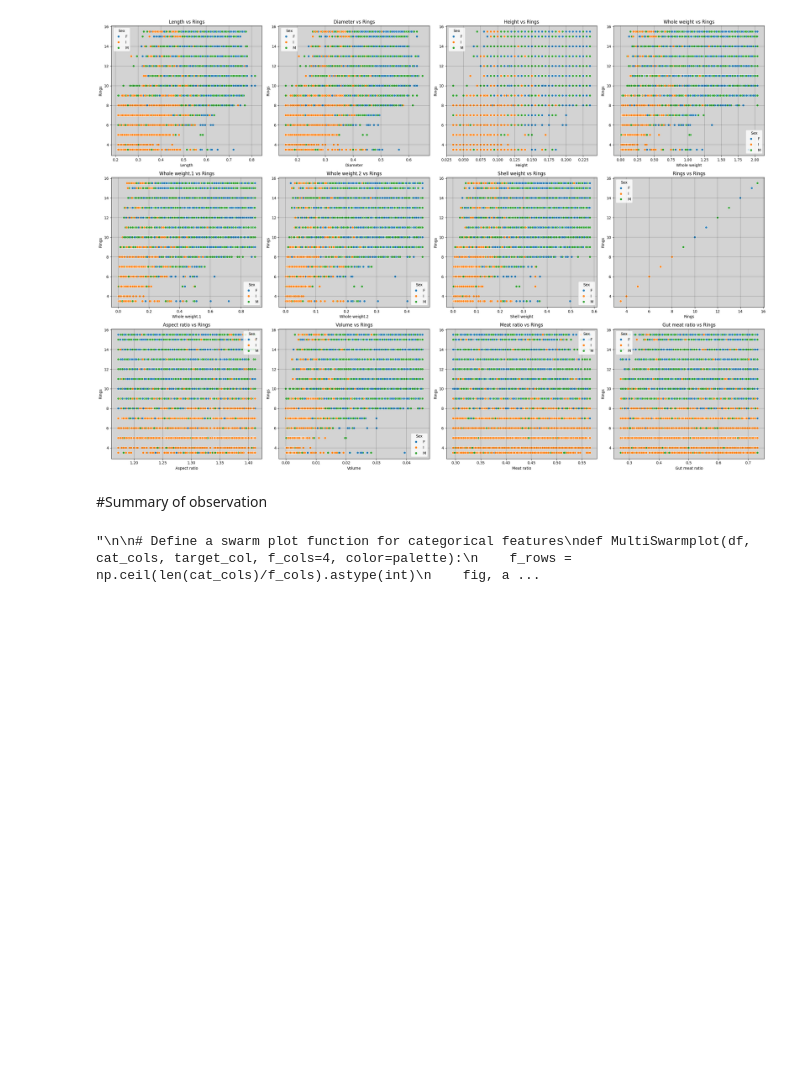
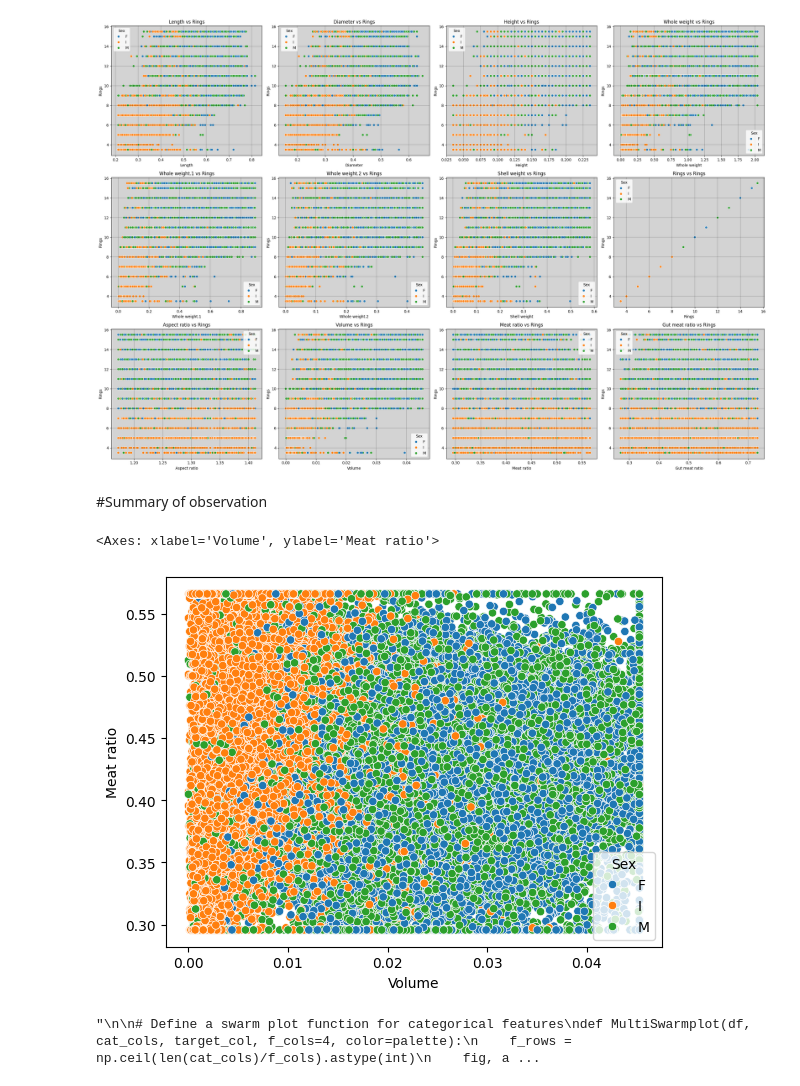
Before and after one commit to Oikiy/Remote_Abalone_Regression, a Jupyter notebook: notebook/Regression_Abalone.ipynb, the cells around one changed output. Saved outputs shown, nothing was run; the diff lists cells and outputs as text; code cells hidden in the pictures; blank space fills up the shorter version.

```diff
--- a/notebook/Regression_Abalone.ipynb
+++ b/notebook/Regression_Abalone.ipynb
@@ -435,6 +437,11 @@ MultiScatterplot(df=train_df, num_cols=num_cols, target_col='Rings',hue='Sex')
 [figure]
 # %% [markdown]
 #Summary of observation
+# %%
+sns.scatterplot(x=train_df.Volume, y=train_df['Meat ratio'], hue=train_df.Sex)
+# %% [output]
+<Axes: xlabel='Volume', ylabel='Meat ratio'>
+[figure, added]
 # %%
 '''
 
```
Also changed, not shown: parts of 4 cells of this notebook.
